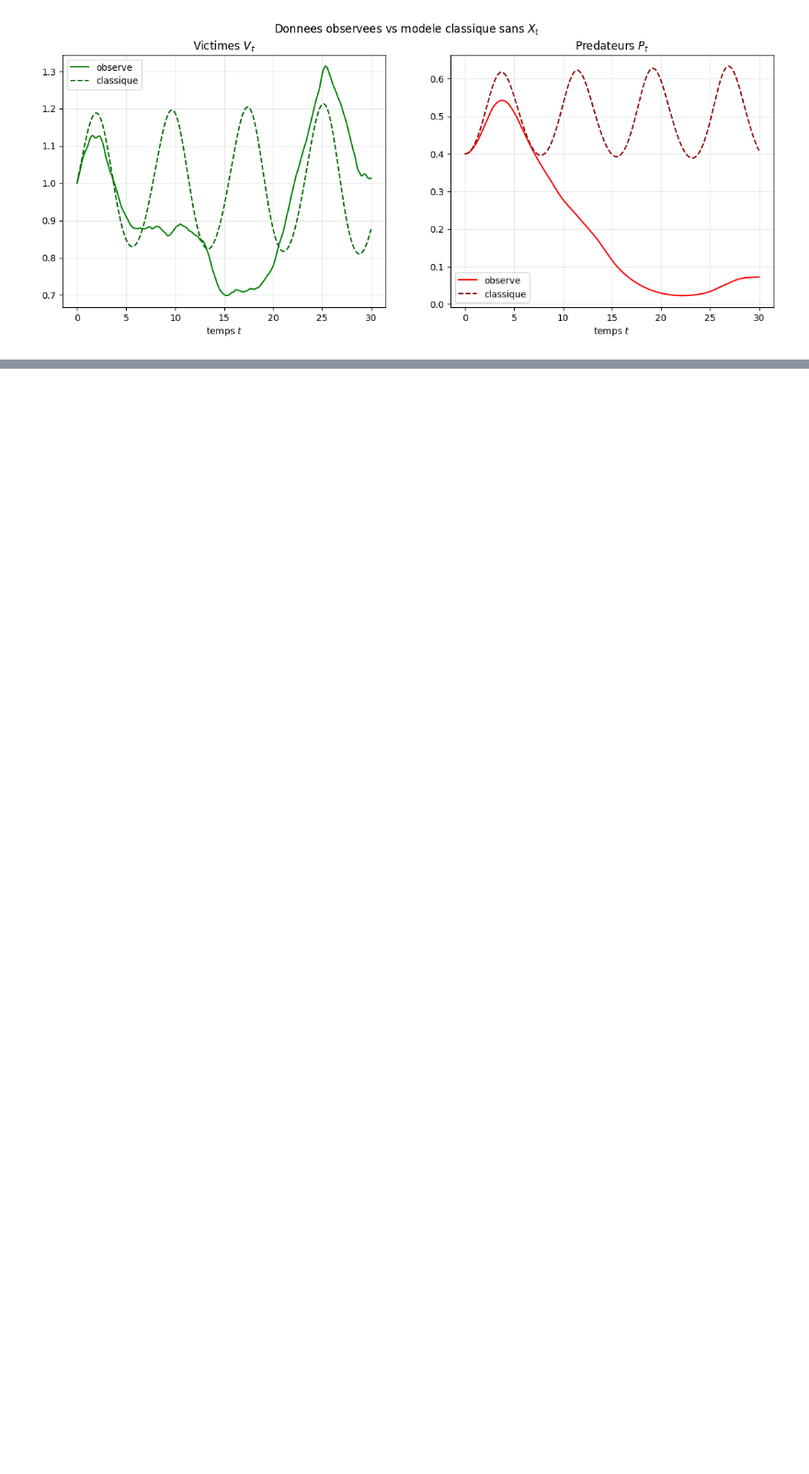
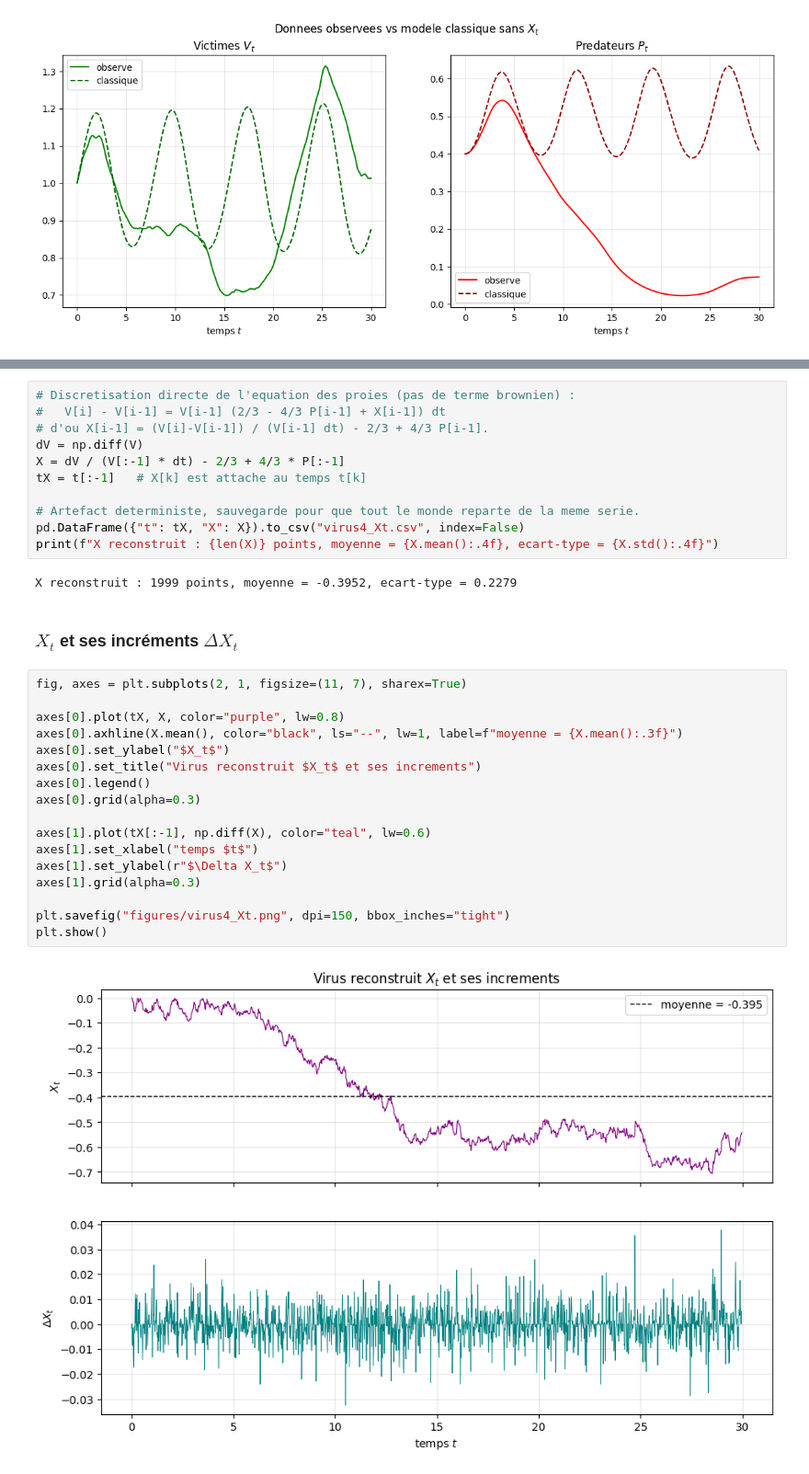
Before and after one commit to Flyioncy/Projet_Stochastiques, a Jupyter notebook: notebook.ipynb, the cells around one changed output, grey strips where cells are left out. Shown at 92% size. Saved outputs shown, nothing was run; the diff lists cells and outputs as text; blank space fills up the shorter version.

```diff
--- a/notebook.ipynb
+++ b/notebook.ipynb
@@ -89,0 +92,34 @@ plt.show()
+# %%
+# Discretisation directe de l'equation des proies (pas de terme brownien) :
+#   V[i] - V[i-1] = V[i-1] (2/3 - 4/3 P[i-1] + X[i-1]) dt
+# d'ou X[i-1] = (V[i]-V[i-1]) / (V[i-1] dt) - 2/3 + 4/3 P[i-1].
+dV = np.diff(V)
+X = dV / (V[:-1] * dt) - 2/3 + 4/3 * P[:-1]
+tX = t[:-1]   # X[k] est attache au temps t[k]
+
+# Artefact deterministe, sauvegarde pour que tout le monde reparte de la meme serie.
+pd.DataFrame({"t": tX, "X": X}).to_csv("virus4_Xt.csv", index=False)
+print(f"X reconstruit : {len(X)} points, moyenne = {X.mean():.4f}, ecart-type = {X.std():.4f}")
+# %% [output]
+X reconstruit : 1999 points, moyenne = -0.3952, ecart-type = 0.2279
+# %% [markdown]
+### $X_t$ et ses incréments $\Delta X_t$
+# %%
+fig, axes = plt.subplots(2, 1, figsize=(11, 7), sharex=True)
+
+axes[0].plot(tX, X, color="purple", lw=0.8)
+axes[0].axhline(X.mean(), color="black", ls="--", lw=1, label=f"moyenne = {X.mean():.3f}")
+axes[0].set_ylabel("$X_t$")
+axes[0].set_title("Virus reconstruit $X_t$ et ses increments")
+axes[0].legend()
+axes[0].grid(alpha=0.3)
+
+axes[1].plot(tX[:-1], np.diff(X), color="teal", lw=0.6)
+axes[1].set_xlabel("temps $t$")
+axes[1].set_ylabel(r"$\Delta X_t$")
+axes[1].grid(alpha=0.3)
+
+plt.savefig("figures/virus4_Xt.png", dpi=150, bbox_inches="tight")
+plt.show()
+# %% [output]
+[figure, added]
```
Also changed, not shown: parts of 3 cells of this notebook, 5 other files.
